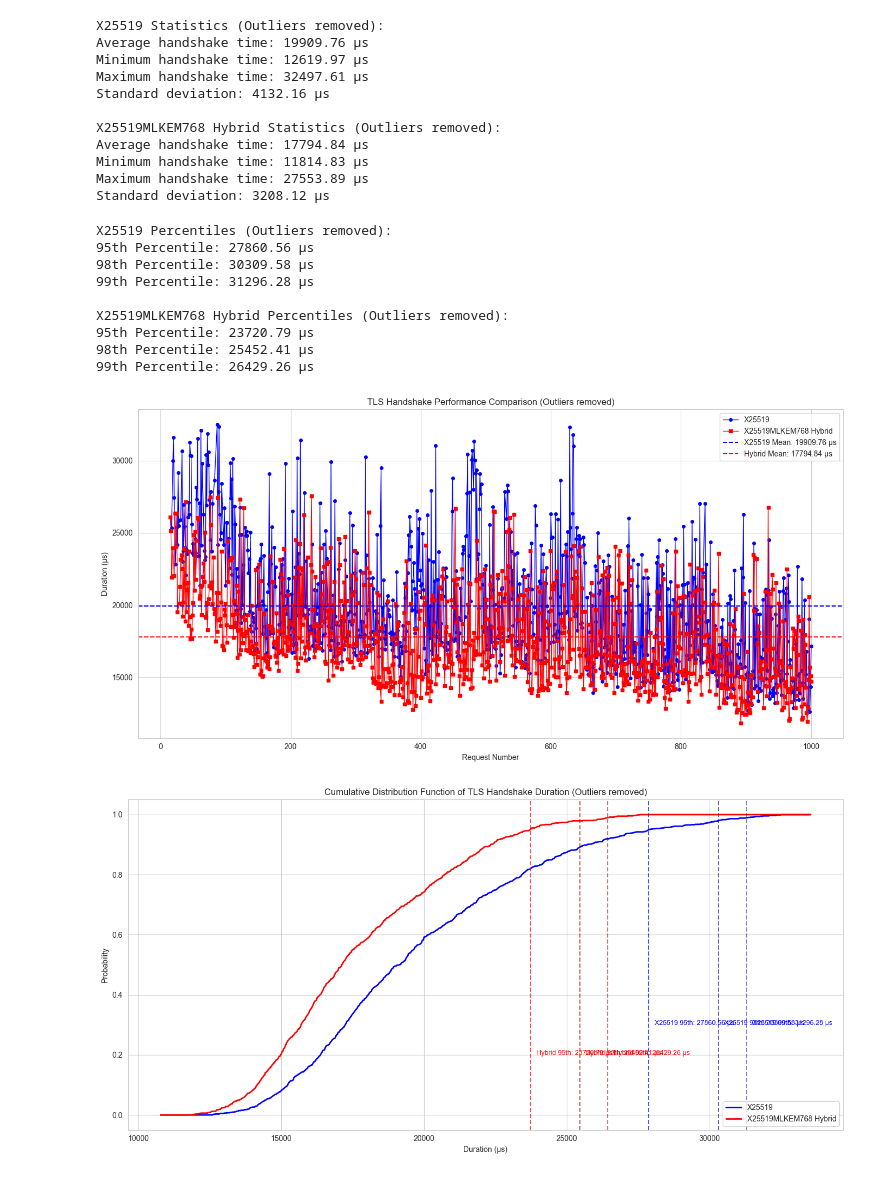
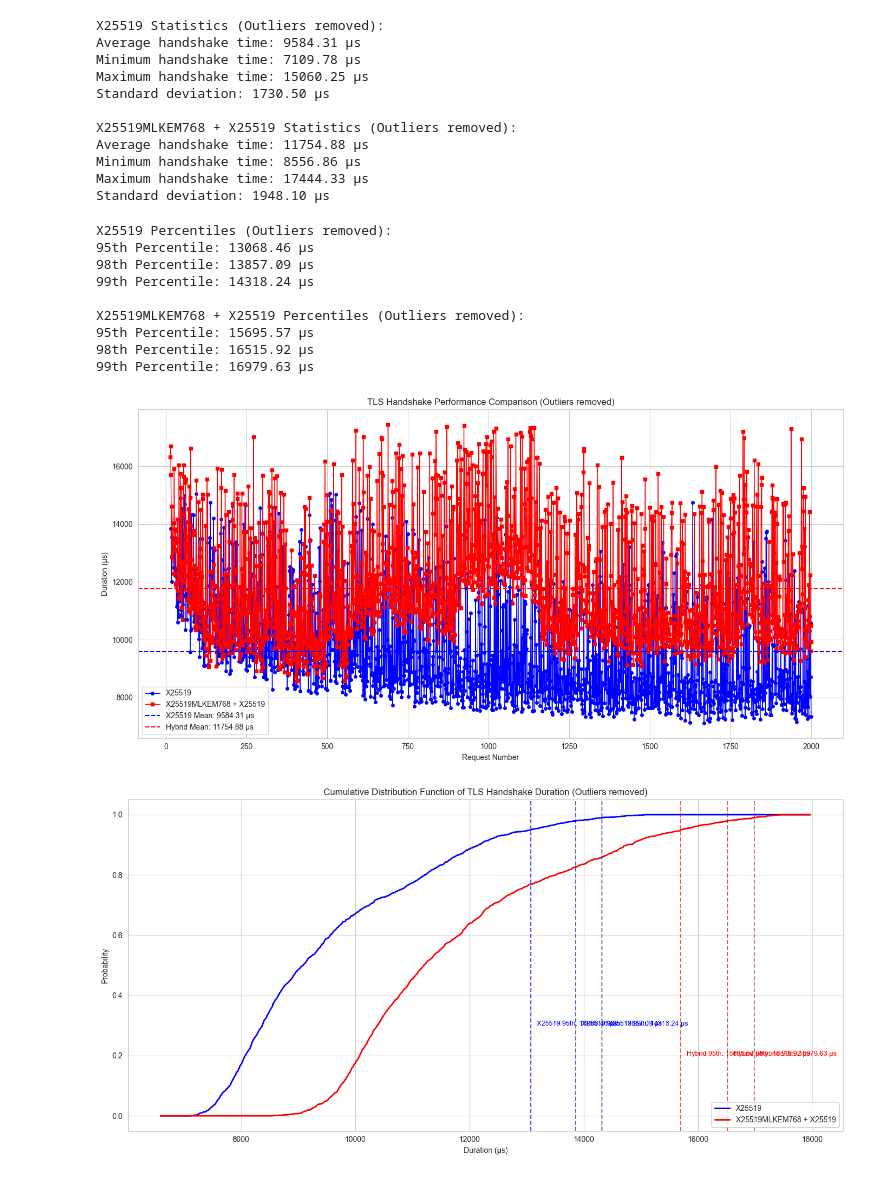
Before and after one commit to linukaratnayake/x25519mlkem768_x25519_perf_analysis, a Jupyter notebook: results/visualize_results_core_i7_16gb_ubuntu.ipynb, the cells around one changed output. Cells and saved outputs as stored; diff of their text form; code cells hidden in the pictures.

```diff
--- a/results/visualize_results_core_i7_16gb_ubuntu.ipynb
+++ b/results/visualize_results_core_i7_16gb_ubuntu.ipynb
@@ -91,23 +91,23 @@ print(f"Minimum handshake time: {stats_x25519['min']:.2f} μs")
 print(f"Maximum handshake time: {stats_x25519['max']:.2f} μs")
 print(f"Standard deviation: {stats_x25519['std']:.2f} μs")
 
-print(f"\nX25519MLKEM768 Hybrid Statistics {outlier_status}:")
+print(f"\nX25519MLKEM768 + X25519 Statistics {outlier_status}:")
 print(f"Average handshake time: {stats_hybrid['mean']:.2f} μs")
 print(f"Minimum handshake time: {stats_hybrid['min']:.2f} μs")
 print(f"Maximum handshake time: {stats_hybrid['max']:.2f} μs")
 print(f"Standard deviation: {stats_hybrid['std']:.2f} μs")
 # %% [output]
 X25519 Statistics (Outliers removed):
-Average handshake time: 19909.76 μs
-Minimum handshake time: 12619.97 μs
-Maximum handshake time: 32497.61 μs
-Standard deviation: 4132.16 μs
+Average handshake time: 9584.31 μs
+Minimum handshake time: 7109.78 μs
+Maximum handshake time: 15060.25 μs
+Standard deviation: 1730.50 μs
 
-X25519MLKEM768 Hybrid Statistics (Outliers removed):
-Average handshake time: 17794.84 μs
-Minimum handshake time: 11814.83 μs
-Maximum handshake time: 27553.89 μs
-Standard deviation: 3208.12 μs
+X25519MLKEM768 + X25519 Statistics (Outliers removed):
+Average handshake time: 11754.88 μs
+Minimum handshake time: 8556.86 μs
+Maximum handshake time: 17444.33 μs
+Standard deviation: 1948.10 μs
 # %%
 # Calculate additional percentiles (95%, 98%, 99%) for both datasets
 percentiles_x25519 = df_x25519['duration_microseconds'].quantile([0.95, 0.98, 0.99])
@@ -118,53 +118,53 @@ print(f"95th Percentile: {percentiles_x25519[0.95]:.2f} μs")
 print(f"98th Percentile: {percentiles_x25519[0.98]:.2f} μs")
 print(f"99th Percentile: {percentiles_x25519[0.99]:.2f} μs")
 
-print(f"\nX25519MLKEM768 Hybrid Percentiles {outlier_status}:")
+print(f"\nX25519MLKEM768 + X25519 Percentiles {outlier_status}:")
 print(f"95th Percentile: {percentiles_hybrid[0.95]:.2f} μs")
 print(f"98th Percentile: {percentiles_hybrid[0.98]:.2f} μs")
 print(f"99th Percentile: {percentiles_hybrid[0.99]:.2f} μs")
 # %% [output]
 X25519 Percentiles (Outliers removed):
-95th Percentile: 27860.56 μs
-98th Percentile: 30309.58 μs
-99th Percentile: 31296.28 μs
+95th Percentile: 13068.46 μs
+98th Percentile: 13857.09 μs
+99th Percentile: 14318.24 μs
 
-X25519MLKEM768 Hybrid Percentiles (Outliers removed):
-95th Percentile: 23720.79 μs
-98th Percentile: 25452.41 μs
-99th Percentile: 26429.26 μs
+X25519MLKEM768 + X25519 Percentiles (Outliers removed):
+95th Percentile: 15695.57 μs
+98th Percentile: 16515.92 μs
+99th Percentile: 16979.63 μs
 # %%
 # Create a line plot comparing handshake times
 plt.figure(figsize=(14, 7))
 
 # Plot both datasets
 plt.plot(df_x25519['request_number'], df_x25519['duration_microseconds'],
          marker='o', linestyle='-', linewidth=1, markersize=4, color='blue',
          label='X25519')
 plt.plot(df_hybrid['request_number'], df_hybrid['duration_microseconds'],
          marker='s', linestyle='-', linewidth=1, markersize=4, color='red',
-         label='X25519MLKEM768 Hybrid')
+         label='X25519MLKEM768 + X25519')
 
 # Add mean lines
 plt.axhline(y=stats_x25519['mean'], color='blue', linestyle='--',
            label=f'X25519 Mean: {stats_x25519["mean"]:.2f} μs')
 plt.axhline(y=stats_hybrid['mean'], color='red', linestyle='--',
            label=f'Hybrid Mean: {stats_hybrid["mean"]:.2f} μs')
 
 plt.title(f'TLS Handshake Performance Comparison {outlier_status}')
 plt.xlabel('Request Number')
 plt.ylabel('Duration (μs)')
 
 # Only set ylim if we're not removing outliers to show full range
 if not remove_outliers:
     plt.ylim(0, 25000)  # Adjust y-axis to better show the data excluding outliers
 
 plt.grid(True)
 plt.legend()
 plt.tight_layout()
 plt.savefig(f'tls_handshake_performance_comparison{"_no_outliers" if remove_outliers else ""}.png', dpi=300)
 plt.show()
 # %% [output]
-[figure, old version]
+[figure, new version]
 # %%
 # Create Cumulative Distribution Function (CDF) plots for both datasets
 # Compute the empirical CDFs
@@ -189,7 +189,7 @@ y_hybrid = ecdf_hybrid(x)
 # Plot the CDFs
 plt.figure(figsize=(14, 7))
 plt.plot(x, y_x25519, 'b-', linewidth=2, label='X25519')
-plt.plot(x, y_hybrid, 'r-', linewidth=2, label='X25519MLKEM768 Hybrid')
+plt.plot(x, y_hybrid, 'r-', linewidth=2, label='X25519MLKEM768 + X25519')
 
 # Add percentile lines for X25519
 for p, color, alpha in zip([0.95, 0.98, 0.99], ['blue', 'navy', 'darkblue'], [0.7, 0.6, 0.5]):
@@ -212,7 +212,7 @@ plt.tight_layout()
 plt.savefig(f'tls_handshake_cdf_comparison{"_no_outliers" if remove_outliers else ""}.png', dpi=300)
 plt.show()
 # %% [output]
-[figure, old version]
+[figure, new version]
 # %%
 # Create histograms to compare the distribution of handshake times
 plt.figure(figsize=(14, 7))
```
Also changed, not shown: parts of 6 cells of this notebook.
